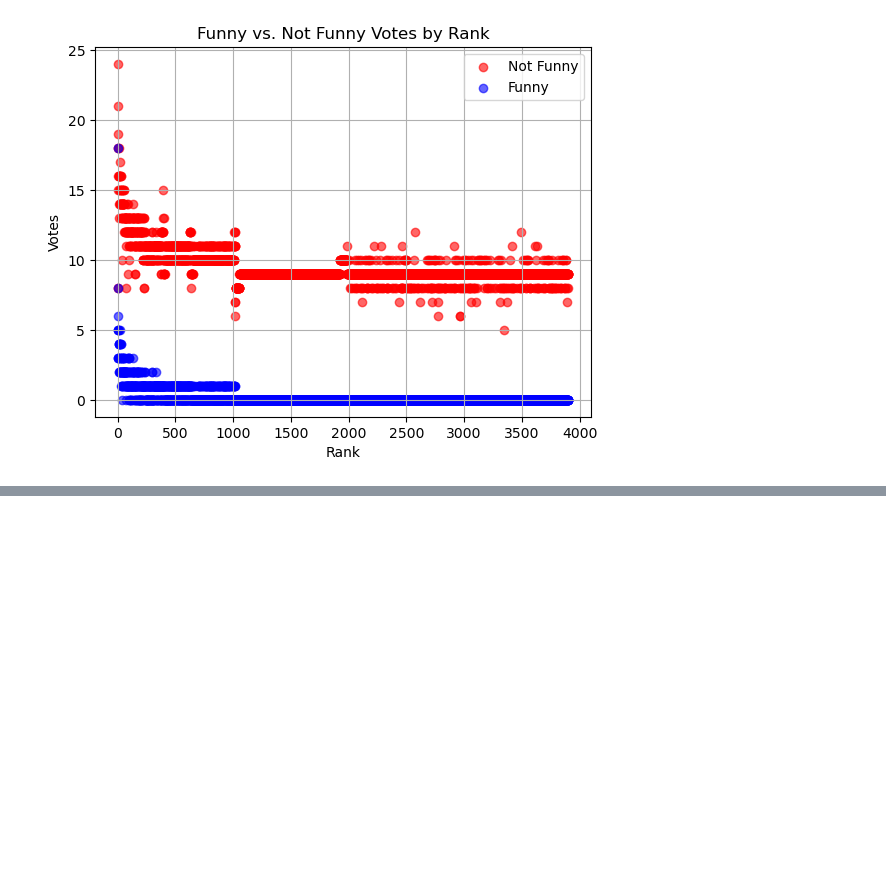
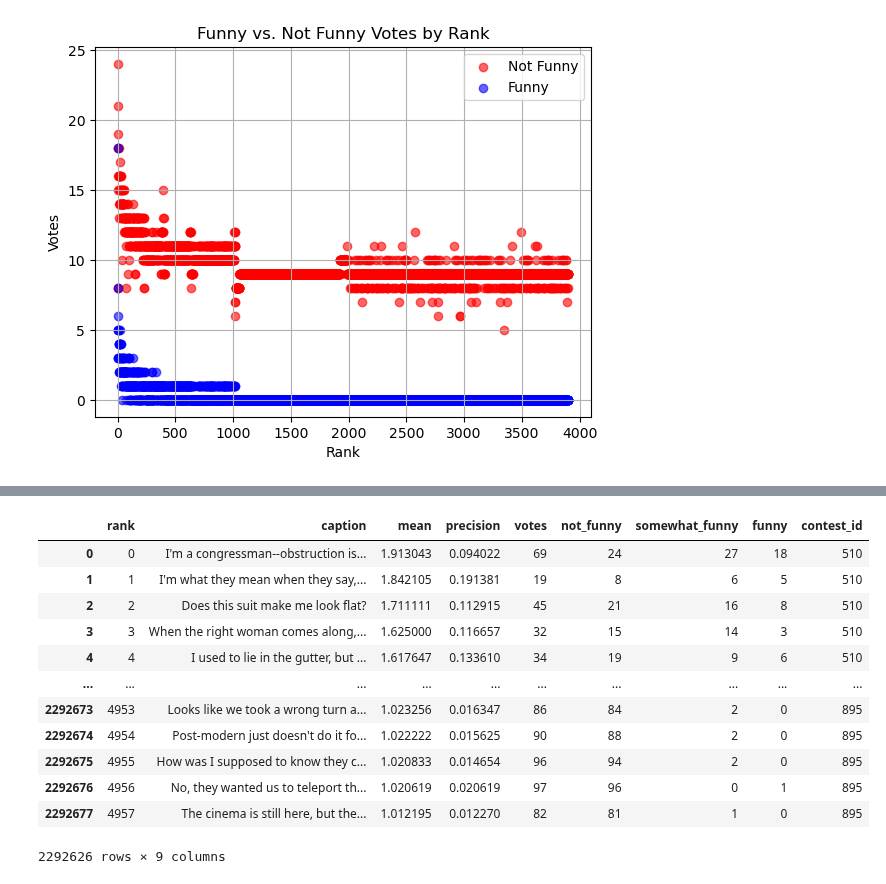
Before and after one commit to epfl-ada/ada-2025-project-data_dinosaur, a Jupyter notebook: load_csv.ipynb, the cells around one changed output, grey strips where cells are left out. Drawn from its saved outputs; the diff is of its cells as text; code cells hidden in the pictures; blank space fills up the shorter version.

```diff
--- a/load_csv.ipynb
+++ b/load_csv.ipynb
@@ -233,0 +206,16 @@ df.iloc[[63867, 63872, 63873]]
+# %%
+df[~df['caption'].isnull() == True]
+# %% [output]
+|  | rank | caption | mean | precision | votes | not_funny | somewhat_funny | funny | contest_id |
+| 0 | 0 | I'm a congressman--obstruction is... | 1.913043 | 0.094022 | 69 | 24 | 27 | 18 | 510 |
+| 1 | 1 | I'm what they mean when they say,... | 1.842105 | 0.191381 | 19 | 8 | 6 | 5 | 510 |
+| 2 | 2 | Does this suit make me look flat? | 1.711111 | 0.112915 | 45 | 21 | 16 | 8 | 510 |
+| 3 | 3 | When the right woman comes along,... | 1.625000 | 0.116657 | 32 | 15 | 14 | 3 | 510 |
+| 4 | 4 | I used to lie in the gutter, but ... | 1.617647 | 0.133610 | 34 | 19 | 9 | 6 | 510 |
+| ... | ... | ... | ... | ... | ... | ... | ... | ... | ... |
+| 2292673 | 4953 | Looks like we took a wrong turn a... | 1.023256 | 0.016347 | 86 | 84 | 2 | 0 | 895 |
+| 2292674 | 4954 | Post-modern just doesn't do it fo... | 1.022222 | 0.015625 | 90 | 88 | 2 | 0 | 895 |
+| 2292675 | 4955 | How was I supposed to know they c... | 1.020833 | 0.014654 | 96 | 94 | 2 | 0 | 895 |
+| 2292676 | 4956 | No, they wanted us to teleport th... | 1.020619 | 0.020619 | 97 | 96 | 0 | 1 | 895 |
+| 2292677 | 4957 | The cinema is still here, but the... | 1.012195 | 0.012270 | 82 | 81 | 1 | 0 | 895 |
+2292626 rows × 9 columns
```
Also changed, not shown: parts of 10 cells of this notebook, 2 other files.
